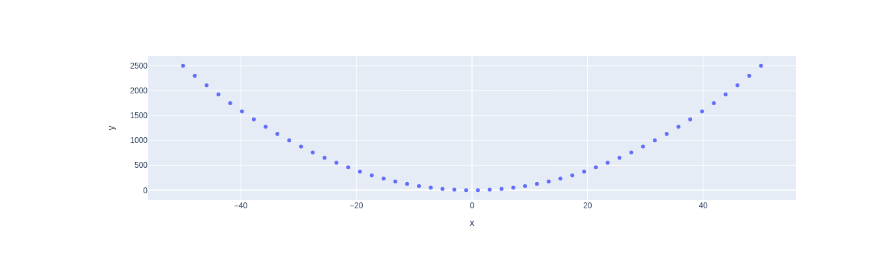
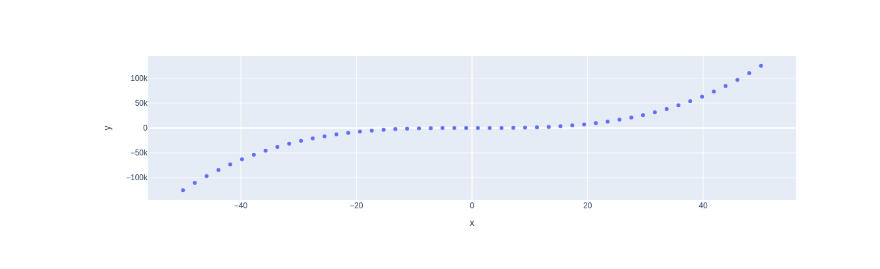
Before and after one commit to cellosofia/my-notebooks-repo, a Jupyter notebook: experiment1.ipynb, the cells around one changed output. Drawn from its saved outputs; the diff is of its cells as text; code cells hidden in the pictures.

```diff
--- a/experiment1.ipynb
+++ b/experiment1.ipynb
@@ -6,7 +6,7 @@ import plotly.express as px
 x = np.linspace(start=-50, stop=50)
 
 # y-axis data points
-y = x ** 2
+y = x ** 3
 
 # define the plot
 fig = px.scatter(x=x, y=y)
@@ -17 +16 @@ fig.show()
-[figure, old version]
+[figure, new version]
```
Also changed, not shown: parts of 1 cell of this notebook.
